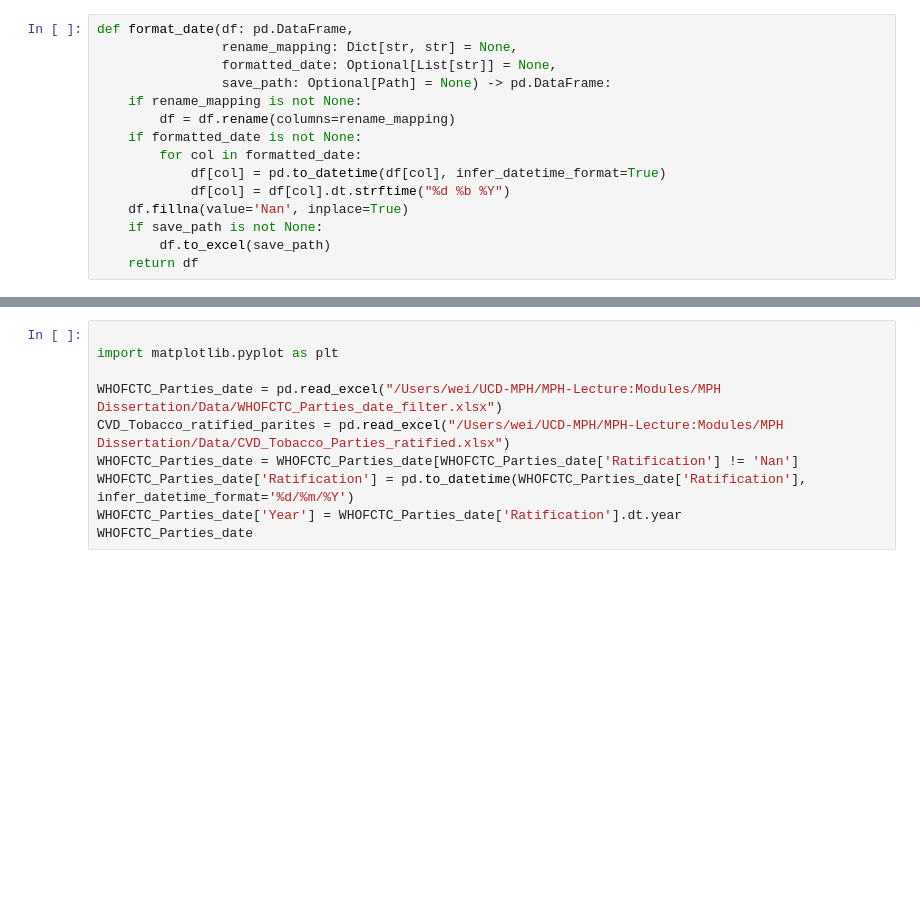
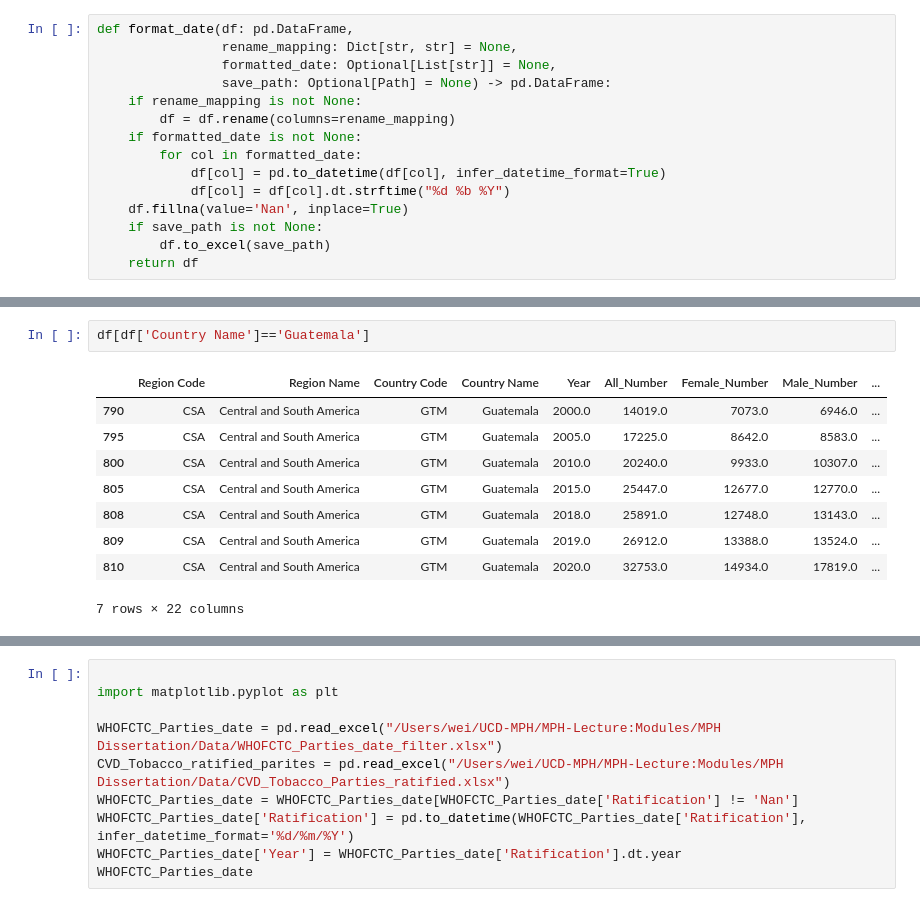
Before and after one commit to WeiJanChang/fctc_eval, a Jupyter notebook: notebook/flowchart.ipynb, the cells around one changed output, grey strips where cells are left out. Drawn from its saved outputs; the diff is of its cells as text; blank space fills up the shorter version.

```diff
--- a/notebook/flowchart.ipynb
+++ b/notebook/flowchart.ipynb
@@ -396,0 +478,12 @@ print(df['Country Name'].unique(),len(df['Country Name'].unique()), df.shape)
+# %%
+df[df['Country Name']=='Guatemala']
+# %% [output]
+|  | Region Code | Region Name | Country Code | Country Name | Year | All_Number | Female_Number | Male_Number | ... |
+| 790 | CSA | Central and South America | GTM | Guatemala | 2000.0 | 14019.0 | 7073.0 | 6946.0 | ... |
+| 795 | CSA | Central and South America | GTM | Guatemala | 2005.0 | 17225.0 | 8642.0 | 8583.0 | ... |
+| 800 | CSA | Central and South America | GTM | Guatemala | 2010.0 | 20240.0 | 9933.0 | 10307.0 | ... |
+| 805 | CSA | Central and South America | GTM | Guatemala | 2015.0 | 25447.0 | 12677.0 | 12770.0 | ... |
+| 808 | CSA | Central and South America | GTM | Guatemala | 2018.0 | 25891.0 | 12748.0 | 13143.0 | ... |
+| 809 | CSA | Central and South America | GTM | Guatemala | 2019.0 | 26912.0 | 13388.0 | 13524.0 | ... |
+| 810 | CSA | Central and South America | GTM | Guatemala | 2020.0 | 32753.0 | 14934.0 | 17819.0 | ... |
+7 rows × 22 columns
```
Also changed, not shown: parts of 21 cells of this notebook, 2 other files.
